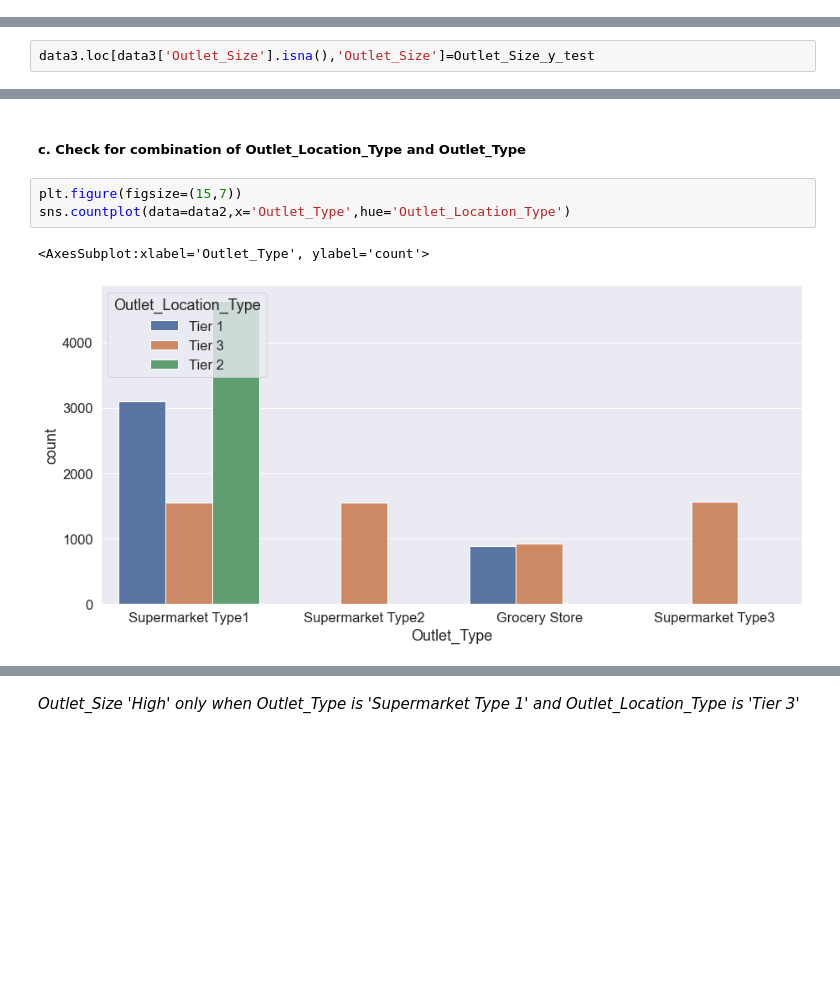
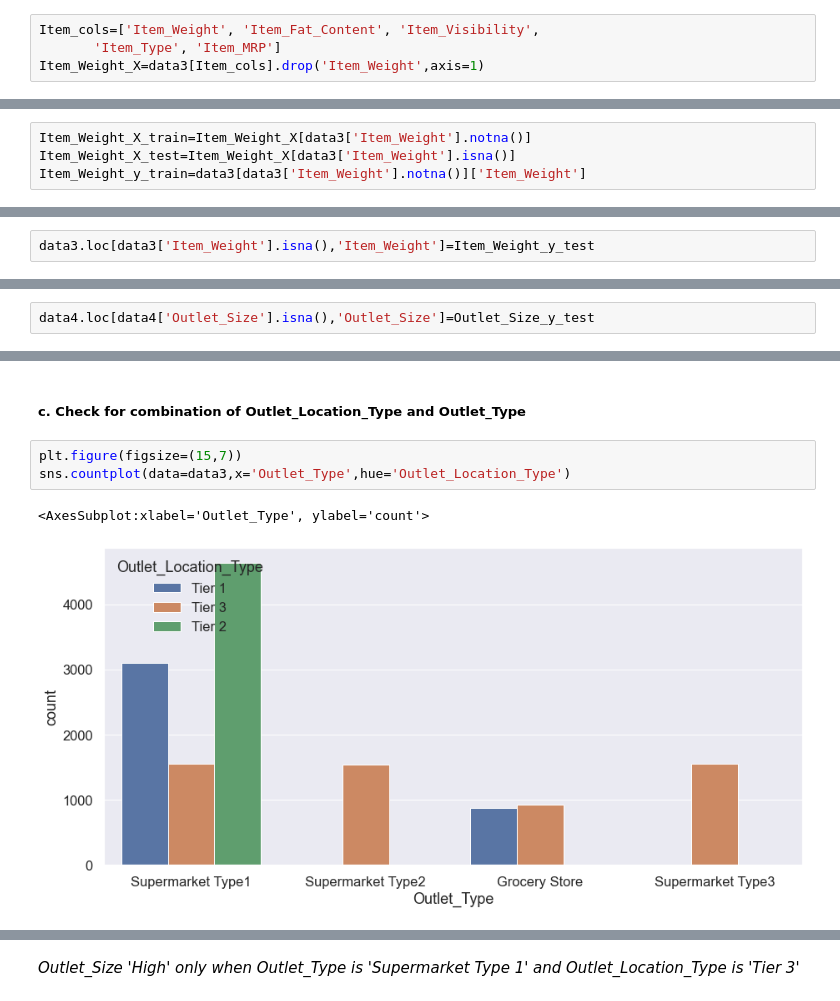
Before and after one commit to Ganesh4693/Sales-Prediction, a Jupyter notebook: Sales-Prediction.ipynb, the cells around one changed output, grey strips where cells are left out. Cells and saved outputs as stored; diff of their text form; blank space fills up the shorter version.

```diff
--- a/Sales-Prediction.ipynb
+++ b/Sales-Prediction.ipynb
@@ -341 +310,5 @@ Index(['Item_Identifier', 'Item_Weight', 'Item_Fat_Content', 'Item_Visibility',
       dtype='object')
+# %%
+Item_cols=['Item_Weight', 'Item_Fat_Content', 'Item_Visibility',
+       'Item_Type', 'Item_MRP']
+Item_Weight_X=data3[Item_cols].drop('Item_Weight',axis=1)
@@ -341,0 +317,4 @@ Index(['Item_Identifier', 'Item_Weight', 'Item_Fat_Content', 'Item_Visibility',
+# %%
+Item_Weight_X_train=Item_Weight_X[data3['Item_Weight'].notna()]
+Item_Weight_X_test=Item_Weight_X[data3['Item_Weight'].isna()]
+Item_Weight_y_train=data3[data3['Item_Weight'].notna()]['Item_Weight']
@@ -341,0 +325,2 @@ Index(['Item_Identifier', 'Item_Weight', 'Item_Fat_Content', 'Item_Visibility',
+# %%
+data3.loc[data3['Item_Weight'].isna(),'Item_Weight']=Item_Weight_y_test
@@ -354,5 +370,5 @@ ranfr=RandomForestClassifier(200)
 ranfr.fit(Outlet_Size_X_train,Outlet_Size_y_train)
 Outlet_Size_y_test=ranfr.predict(Outlet_Size_X_test)
 # %%
-data3.loc[data3['Outlet_Size'].isna(),'Outlet_Size']=Outlet_Size_y_test
+data4.loc[data4['Outlet_Size'].isna(),'Outlet_Size']=Outlet_Size_y_test
 # %%
@@ -467,9 +482,9 @@ sns.countplot(data2.loc[data2.Outlet_Size.isna(),'Outlet_Location_Type'])
 ##### c. Check for combination of Outlet_Location_Type and Outlet_Type
 # %%
 plt.figure(figsize=(15,7))
-sns.countplot(data=data2,x='Outlet_Type',hue='Outlet_Location_Type')
+sns.countplot(data=data3,x='Outlet_Type',hue='Outlet_Location_Type')
 # %% [output]
 <AxesSubplot:xlabel='Outlet_Type', ylabel='count'>
-[figure, old version]
+[figure, new version]
 # %%
 sns.set_theme(font_scale=1.2)
```
Also changed, not shown: parts of 96 cells of this notebook.
